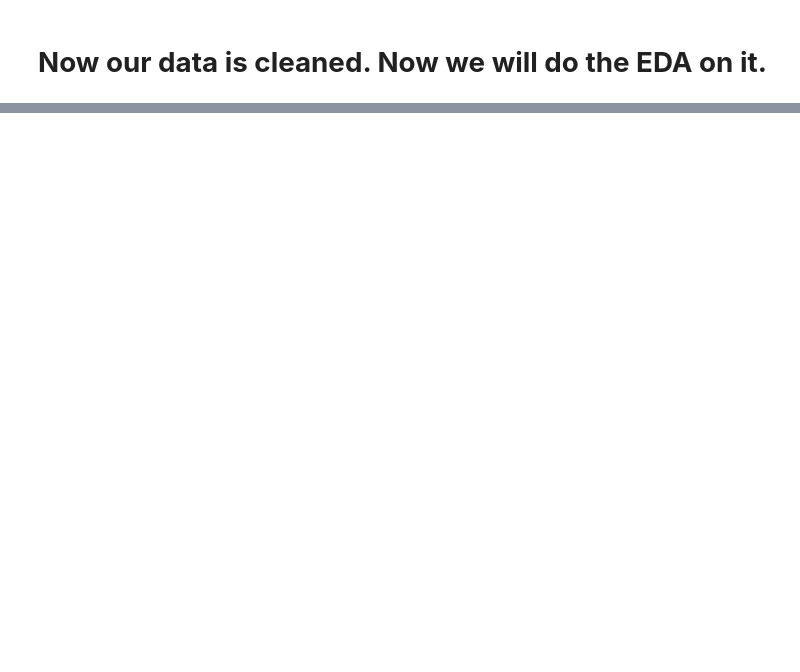
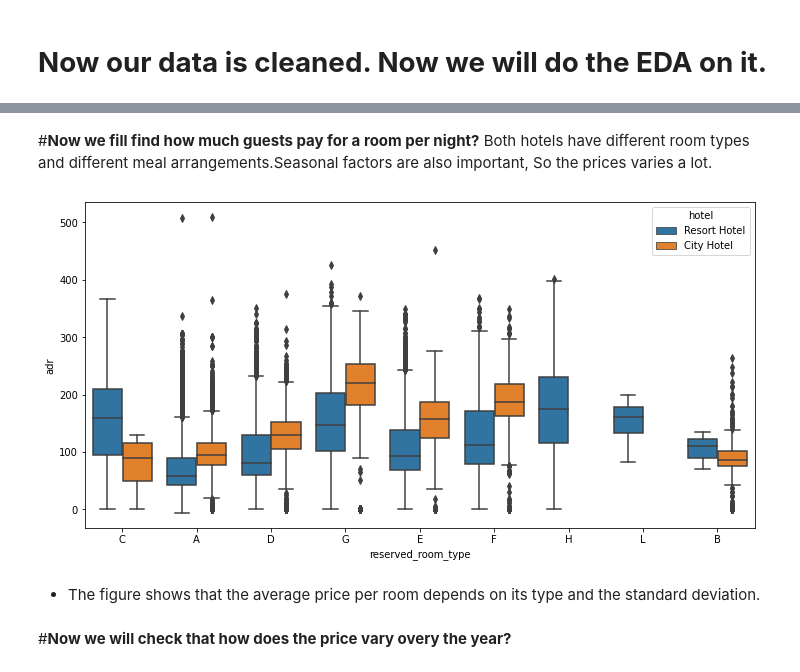
Before and after one commit to raoak18/Hotels-Data-Analysis-EDA, a Jupyter notebook: Hotel_Booking_Analysis_Capstone_Project.ipynb, the cells around one changed output, grey strips where cells are left out. Cells and saved outputs as stored; diff of their text form; code cells hidden in the pictures; blank space fills up the shorter version.

```diff
--- a/Hotel_Booking_Analysis_Capstone_Project.ipynb
+++ b/Hotel_Booking_Analysis_Capstone_Project.ipynb
@@ -221,2 +235,0 @@ dtype: object
-# %%
-hotel_data=hotel_data['children'].astype("int")
@@ -224,0 +316,13 @@ hotel_data=hotel_data['children'].astype("int")
+# %% [markdown]
+#**Now we fill find how much guests pay for a room per night?**
+Both hotels have different room types and different meal arrangements.Seasonal factors are also important, So the prices varies a lot.
+# %%
+plt.figure(figsize=(12,6))
+sns.boxplot(x='reserved_room_type', y='adr', data=non_canceled, hue='hotel')
+plt.show()
+# %% [output]
+[figure, added]
+# %% [markdown]
+* The figure shows that the average price per room depends on its type and the standard deviation.
+# %% [markdown]
+#**Now we will check  that how does the price vary overy the year?**
```
Also changed, not shown: parts of 53 cells of this notebook.
